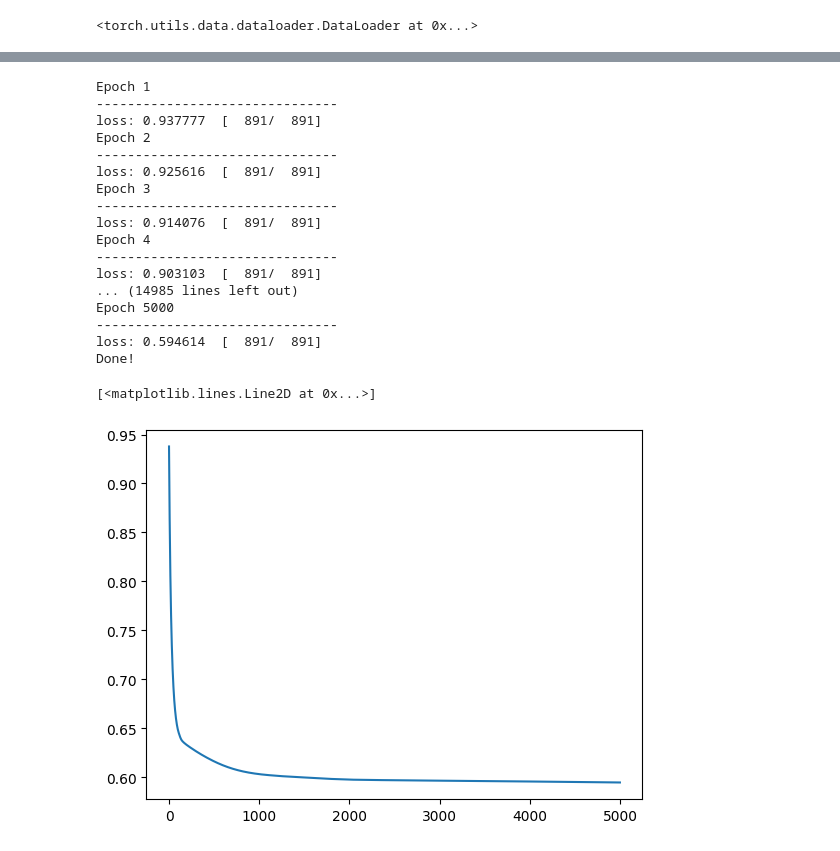
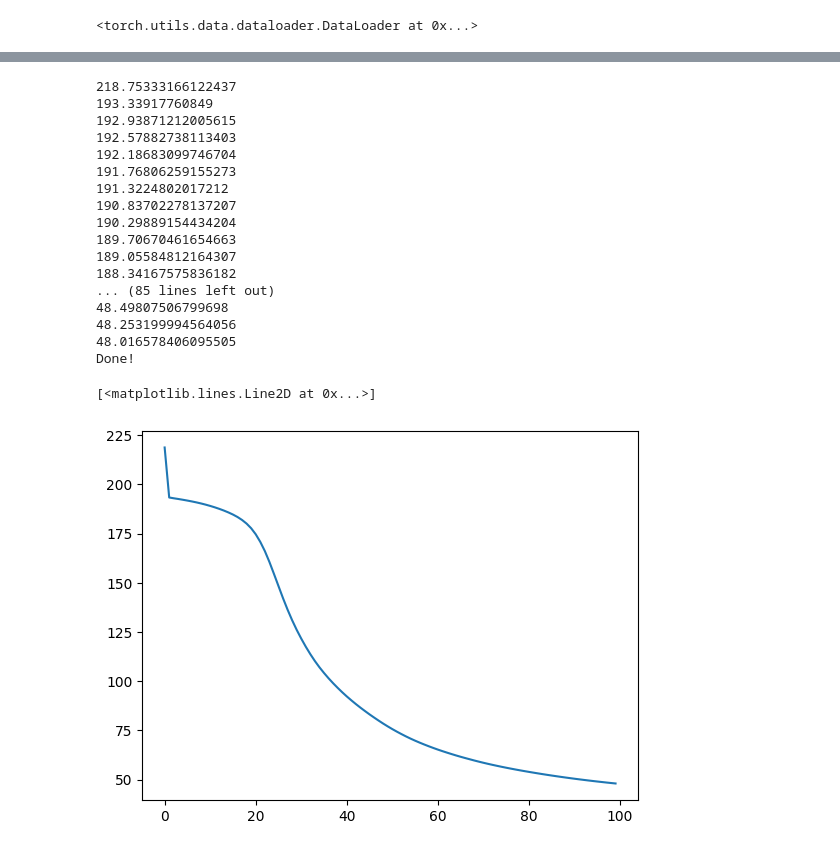
Before and after one commit to joseongho/digit-recognizer, a Jupyter notebook: test.ipynb, the cells around one changed output, grey strips where cells are left out. Drawn from its saved outputs; the diff is of its cells as text; code cells hidden in the pictures.

```diff
--- a/test.ipynb
+++ b/test.ipynb
@@ -104,23 +74,27 @@ device = (
 )
 print(f"Using {device} device")
 
-# Define model
-class NeuralNetwork(torch.nn.Module):
+class Net(torch.nn.Module):
     def __init__(self):
         super().__init__()
-        self.linear_relu_stack = torch.nn.Sequential(
-            torch.nn.Linear(7, 7),
-            torch.nn.ReLU(),
-            torch.nn.Linear(7, 7),
-            torch.nn.ReLU(),
-            torch.nn.Linear(7, 2)
-        )
+        self.conv1 = torch.nn.Conv2d(1, 6, 3)
+        self.pool = torch.nn.MaxPool2d(2, 2)
+        self.conv2 = torch.nn.Conv2d(6, 1, 3)
+        self.fc1 = torch.nn.Linear(25, 25)
+        self.fc2 = torch.nn.Linear(25, 10)
 
     def forward(self, x):
-        logits = self.linear_relu_stack(x)
-        return logits
+        x = self.pool(torch.nn.functional.relu(self.conv1(x)))
+        x = self.pool(torch.nn.functional.relu(self.conv2(x)))
+        x = torch.flatten(x, 1) # flatten all dimensions except batch
+        x = torch.nn.functional.relu(self.fc1(x))
+        x = self.fc2(x)
+        return x
 
-model = NeuralNetwork().to(device)
+
+net = Net()
+
+model = Net().to(device)
 print(model)
 # %% [output]
 Using mps device
@@ -138,10 +110,9 @@ loss_fn = torch.nn.CrossEntropyLoss()
 optimizer = torch.optim.SGD(model.parameters())
 # %%
 def trainAI(dataloader, model, loss_fn, optimizer):
-    size = len(dataloader.dataset)
     model.train()
     totalLoss=0
-    for batch, (X, y) in enumerate(dataloader):
+    for  X, y in dataloader:
         X, y = X.to(device), y.to(device)
 
         # Compute prediction error
@@ -154,38 +125,35 @@ def trainAI(dataloader, model, loss_fn, optimizer):
         optimizer.step()
         optimizer.zero_grad()
 
-
-        if batch % 100 == 0:
-            loss, current = loss.item(), (batch + 1) * len(X)
-            print(f"loss: {loss:>7f}  [{current:>5d}/{size:>5d}]")
+        totalLoss+=loss.item()
+    print(totalLoss)
     return totalLoss
 # %%
-epochs = 5000
+epochs = 100
 totalLoss=[]
 for t in range(epochs):
-    print(f"Epoch {t+1}\n-------------------------------")
-    totalLoss.append(trainAI(train, model, loss_fn, optimizer))
+    totalLoss.append(trainAI(trainLoader, model, loss_fn, optimizer))
 print("Done!")
 
 plt.plot(totalLoss)
 # %% [output]
-Epoch 1
--------------------------------
-loss: 0.937777  [  891/  891]
-Epoch 2
--------------------------------
-loss: 0.925616  [  891/  891]
-Epoch 3
--------------------------------
-loss: 0.914076  [  891/  891]
-Epoch 4
--------------------------------
-loss: 0.903103  [  891/  891]
-... (14985 lines left out)
-Epoch 5000
--------------------------------
-loss: 0.594614  [  891/  891]
+218.75333166122437
+193.33917760849
+192.93871212005615
+192.57882738113403
+192.18683099746704
+191.76806259155273
+191.3224802017212
+190.83702278137207
+190.29889154434204
+189.70670461654663
+189.05584812164307
+188.34167575836182
+... (85 lines left out)
+48.49807506799698
+48.253199994564056
+48.016578406095505
 Done!
 [<matplotlib.lines.Line2D at 0x...>]
-[figure, old version]
+[figure, new version]
 # %%
```
Also changed, not shown: parts of 10 cells of this notebook.
